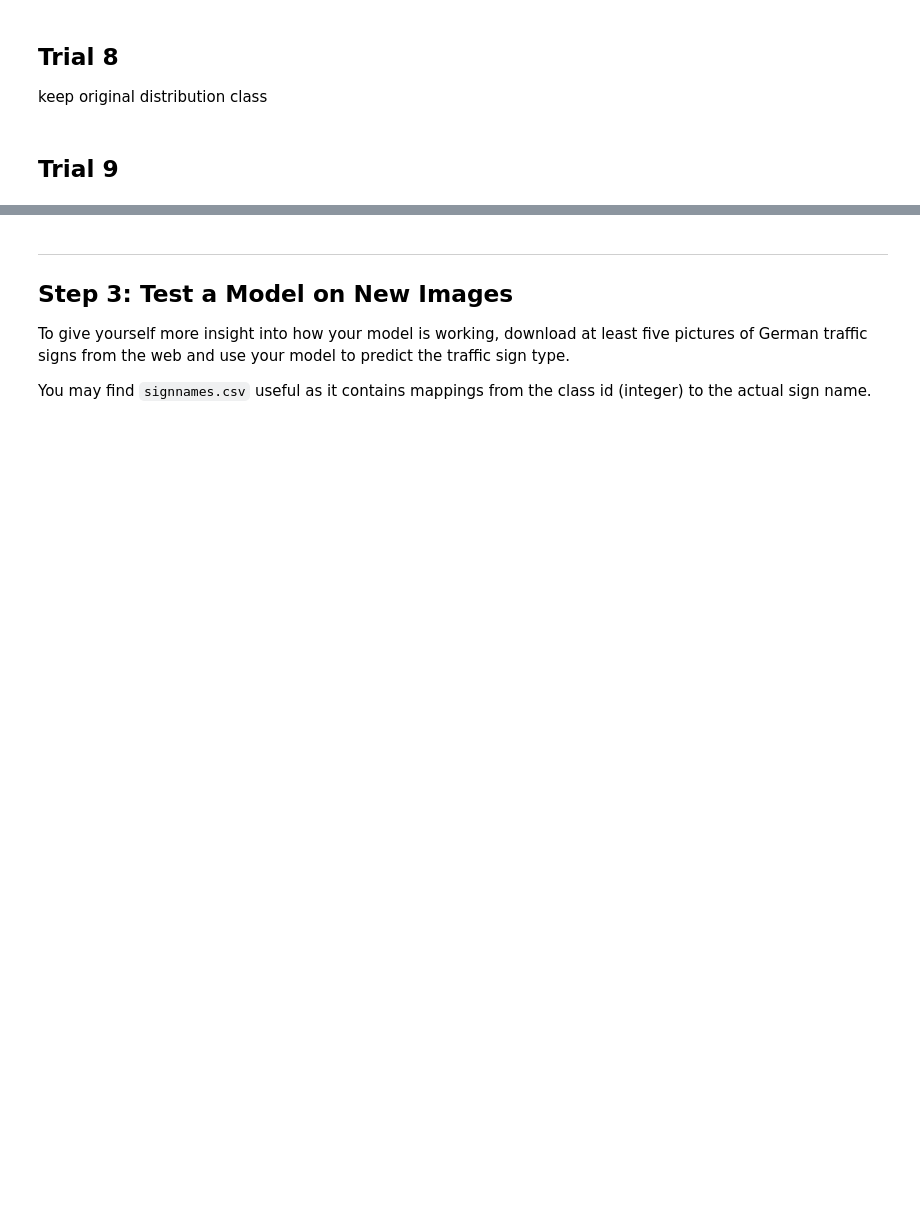
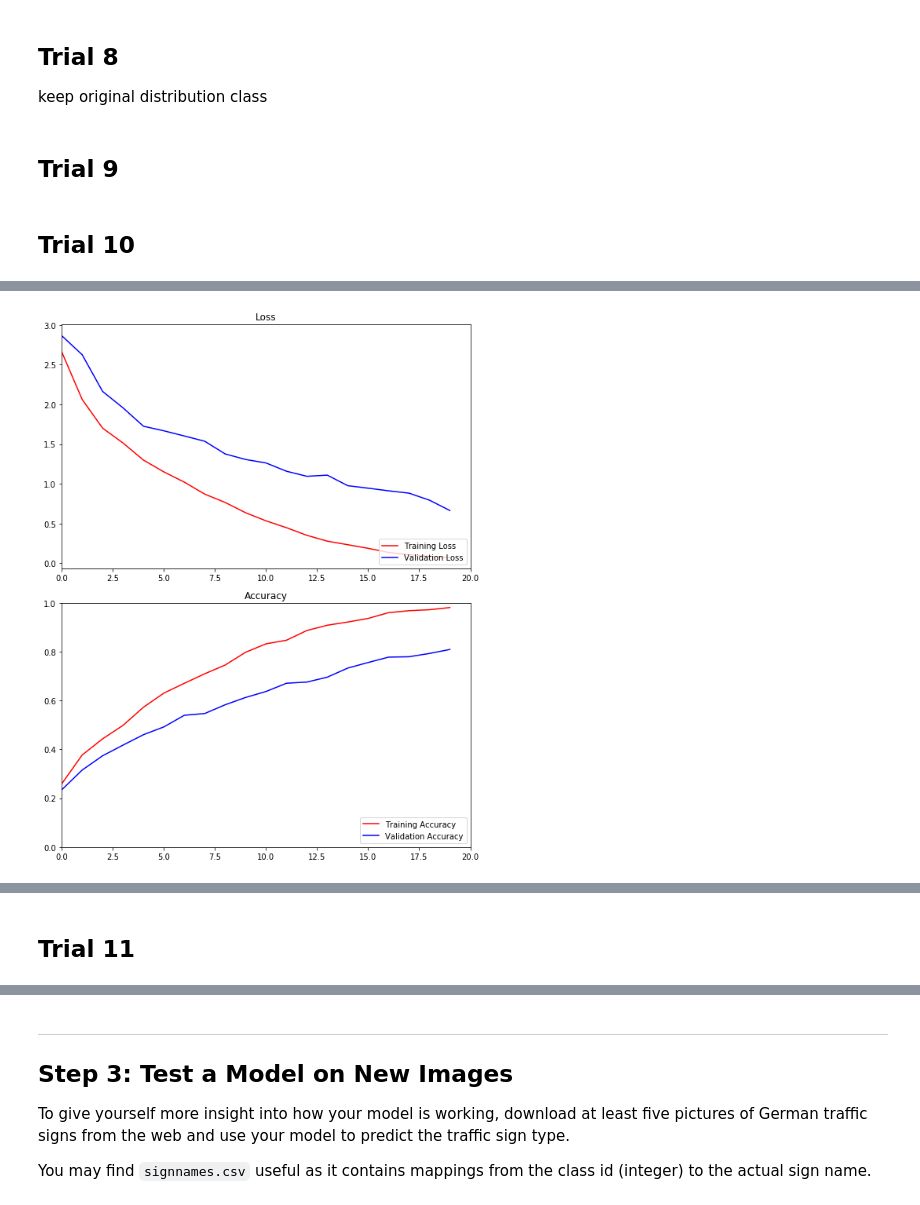
Before and after one commit to e7dud7e/carnd, a Jupyter notebook: TrafficSigns/Traffic_Sign_Classifier.ipynb, the cells around one changed output, grey strips where cells are left out. Cells and saved outputs as stored; diff of their text form; code cells hidden in the pictures; blank space fills up the shorter version.

```diff
--- a/TrafficSigns/Traffic_Sign_Classifier.ipynb
+++ b/TrafficSigns/Traffic_Sign_Classifier.ipynb
@@ -801,11 +807,14 @@ def get_transformed_uniform_batch(x, y, fraction_transform=0.50, num_per_class=5
     batch_y = np.asarray(batch_y)
     return batch_x, batch_y
 # %%
+'''
 def get_transformed_batch(x, y, fraction_transform=0.50, batch_size=2048):
     """
+    I originally tried randomly sampling batch_size from the original data set.
+    I'm replacing this version with another one (see below)
     From the original data, get a random sample from the original data (don't try to equalizez the distribution)
 
-    For a given percentage of each class, transform the image (translate/rotate).
+    For a given percentage of each batch, transform the image (translate/rotate).
 
     return the batch
     """
@@ -835,6 +844,35 @@ def get_transformed_batch(x, y, fraction_transform=0.50, batch_size=2048):
     batch_x, batch_y = shuffle(class_images, class_labels)
     batch_x, batch_y = np.asarray(batch_x), np.asarray(batch_y)
     return batch_x, batch_y
+'''
+# %%
+def get_transformed_batch(x, y, fraction_transform=0.50, batch_size=2048):
+    """
+    Still need to test this
+    This version does not randomly sample batch_size; instead it iterates
+    through the original data set and yields each batch.
+    For a given percentage of each batch, transform the image (translate/rotate).
+    Shuffle before splitting, so each epoch transforms different images.
+    yield the batch
+    """
+    num_records = x.shape[0]
+    idx_split = int(fraction_transform * batch_size)
+    for ii in range(0, num_records, batch_size):
+        x_batch, y_batch = x[ii:ii+batch_size], y[ii:ii+batch_size]
+        if idx_split > 0:
+            x_batch, y_batch = shuffle(x_batch, y_batch)
+            original_images, original_labels = x_batch[idx_split:], y_batch[idx_split:]
+            new_images_raw, new_labels = x_batch[:idx_split], y_batch[:idx_split]
+            new_images = list()
+            for jj in range(new_images_raw.shape[0]):
+                transformed_image = transform_image(new_images_raw,jj)
+                new_images.append(transformed_image)
+
+            new_images = np.asarray(new_images)
+            x_batch, y_batch = combine_original_new(original_images, new_images, original_labels, new_labels)
+            x_batch, y_batch = shuffle(x_batch, y_batch)
+
+        yield x_batch, y_batch
 # %%
 def train_neural_network(session, optimizer, keep_probability, feature_batch, label_batch):
     """
@@ -1291,3 +1422,5 @@ iterate_train_evaluate(epoch_start,epoch_end,
+# %% [markdown]
+## Trial 10
 # %%
 """
 I will try to keep at least 20% of images transformed for all epochs. So start with 90%, 80%, down to 20%
@@ -1313,8 +1446,10 @@ number of samples per class.
 I will reduce the fraction transformed by .05 each epoch, instead of by .10.
 It will have at least 0.20 of each batch transformed.
 
-I also added back the 3rd fully connected layer
-
+I'm making the model smaller so that it runs faster.  I removed the 3rd fc layer.
+FC size is now 1024
+CNN 1,2,3 sizes are now 32, 64, 128
+I'll run 10 batches per epoch.
 
 """
 EPOCHS=20
@@ -1323,9 +1458,9 @@ TRAIN_KEEP_PROB = 0.50
 
 epoch_start = 1
 epoch_end = EPOCHS
-batch_size = 128
+batch_size = 2048
 fraction_transform = 0.90 #will decrease by 0.05 each epoch
-num_batches = 1 #number of batches to sample per epoch
+num_batches = 10 #number of batches to sample per epoch
 
 iterate_train_evaluate(epoch_start,epoch_end,
                            X_train,y_train,
@@ -1339,0 +1490 @@ Fraction transformed is 0.90, Training...
+[figure, added]
@@ -1339,0 +1493,2 @@ Fraction transformed is 0.90, Training...
+# %% [markdown]
+## Trial 11
```
Also changed, not shown: parts of 11 cells of this notebook.
